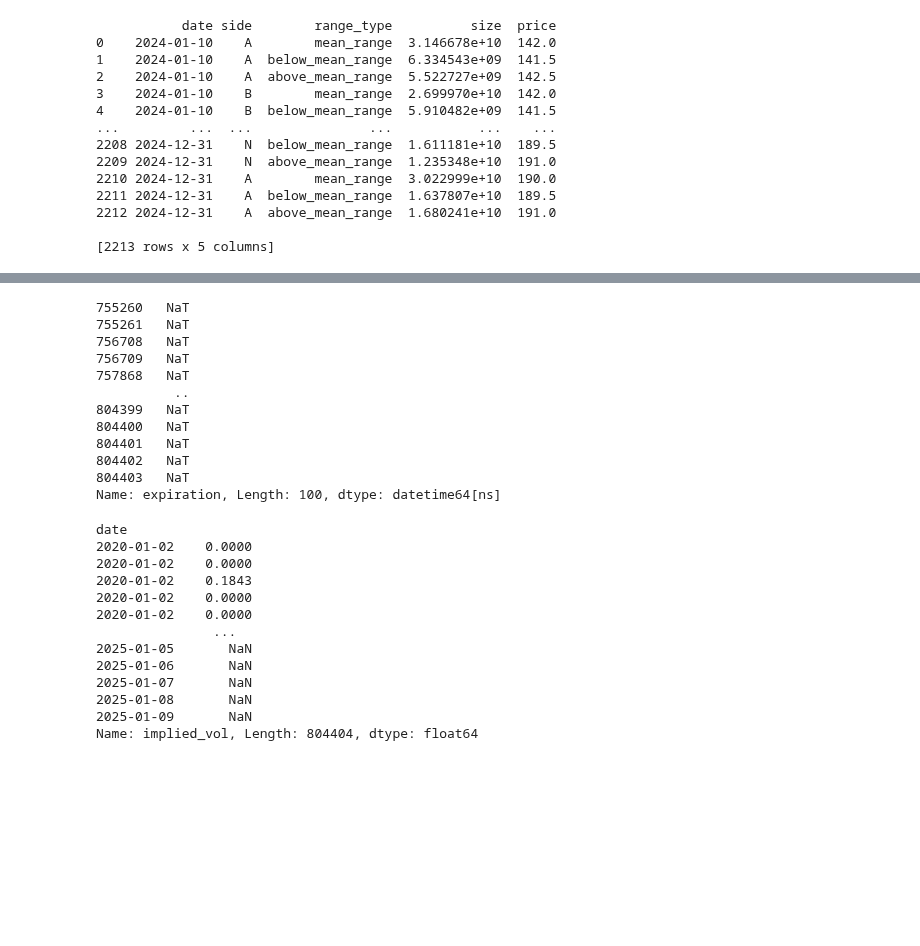
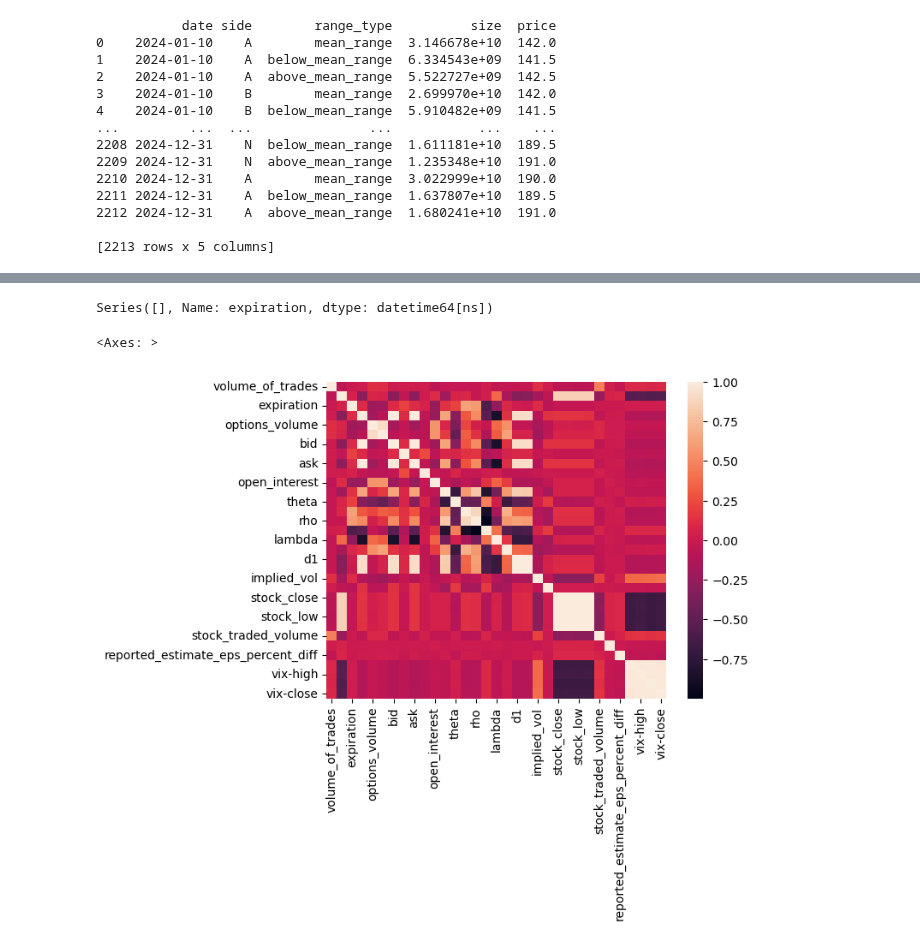
Before and after one commit to themoonwalker1/quantcap-options, a Jupyter notebook: options_data_retrieval.ipynb, the cells around one changed output, grey strips where cells are left out. Cells and saved outputs as stored; diff of their text form; code cells hidden in the pictures; blank space fills up the shorter version.

```diff
--- a/options_data_retrieval.ipynb
+++ b/options_data_retrieval.ipynb
@@ -829,21 +861,10 @@ df = df.drop(columns={"ticker"})
 # %%
-df["expiration"] = df["expiration"].astype(str)
-df["expiration"] = pd.to_datetime(df["expiration"], format="%Y-%m-%d", errors="coerce")
-print(df["expiration"][df["expiration"].isna()])
+total_dataset["expiration"] = total_dataset["expiration"].astype(str)
+total_dataset["expiration"] = pd.to_datetime(total_dataset["expiration"], format="%Y-%m-%d", errors="coerce")
+print(total_dataset["expiration"][total_dataset["expiration"].isna()])
 # df["expiration"] = pd.to_datetime(historical_data["expiration"], format="%Y-%m-%d", errors="ignore")
 # print(df["date"][df["expiration"].isna()])
-df["expiration"] = (df["expiration"] - pd.to_datetime(df["date"])).dt.days
-df = df.set_index("date")
+total_dataset["expiration"] = (total_dataset["expiration"] - pd.to_datetime(total_dataset["date"]))
+total_dataset = total_dataset.set_index("date")
 # %% [output]
-755260   NaT
-755261   NaT
-756708   NaT
-756709   NaT
-757868   NaT
-          ..
-804399   NaT
-804400   NaT
-804401   NaT
-804402   NaT
-804403   NaT
-Name: expiration, Length: 100, dtype: datetime64[ns]
+Series([], Name: expiration, dtype: datetime64[ns])
@@ -857,49 +886,38 @@ df = df.drop(columns={"right"})
 # sns.heatmap(df.corr('pearson')) ## df_all is data
 processed_df = df.copy()
 # processed_df = processed_df.drop(columns={"high", "low", "stock_close", "open", "adjHigh", "adjLow", "adjOpen"})
 processed_df = processed_df[processed_df["options_close_price"] != 0]
 processed_df["implied_vol"] = processed_df["implied_vol"].shift(-1)
 atr = pd.DataFrame()
-atr["H-L"] = processed_df["adjHigh"] - processed_df["adjLow"]
-atr["H-C"] = processed_df["adjHigh"] - processed_df["adjClose"]
-atr["L-C"] = processed_df["adjLow"] - processed_df["adjClose"]
+atr["H-L"] = processed_df["stock_high"] - processed_df["stock_low"]
+atr["H-C"] = processed_df["stock_high"] - processed_df["stock_close"]
+atr["L-C"] = processed_df["stock_low"] - processed_df["stock_close"]
 atr = atr.abs()
 column = atr.max(axis=1)
 atr["ATR"] = column
 # processed_df = processed_df.join(atr, how="left")
 # strike_of_zero = processed_df["strike"][processed_df["options_close_price"] == 0] / 1000
 # stock_of_zero = processed_df["adjClose"][processed_df["options_close_price"] == 0]
 # print(stock_of_zero)
 # processed_df["SMA"] = processed_df["stock_close"].rolling(window=30).mean()
 # processed_df["SMA"] = processed_df["SMA"].fillna(0)
 # typical_price = (processed_df["adjHigh"] + processed_df["adjLow"] + processed_df["adjClose"]) / 3
 # raw_money_flow = typical_price * processed_df["stock_volume"]
 
 # Assuming processed_df is your DataFrame
 # Filter only numeric columns for correlation
 numeric_columns = processed_df.select_dtypes(include=["number"])
 
 # Check if numeric_columns is empty to avoid further errors
 if numeric_columns.empty:
     raise ValueError("No numeric columns available for correlation calculation.")
 
 # Plot heatmap with Spearman correlation
 sns.heatmap(numeric_columns.corr(method="spearman"))
 # sns.pairplot(df)
 # %% [output]
-date
-2020-01-02    0.0000
-2020-01-02    0.0000
-2020-01-02    0.1843
-2020-01-02    0.0000
-2020-01-02    0.0000
-               ...
-2025-01-05       NaN
-2025-01-06       NaN
-2025-01-07       NaN
-2025-01-08       NaN
-2025-01-09       NaN
-Name: implied_vol, Length: 804404, dtype: float64
+<Axes: >
+[figure, added]
 # %%
 # correlation matrix
 numeric_df = processed_df.select_dtypes(include=['number'])
```
Also changed, not shown: parts of 15 cells of this notebook, 1 other file.
